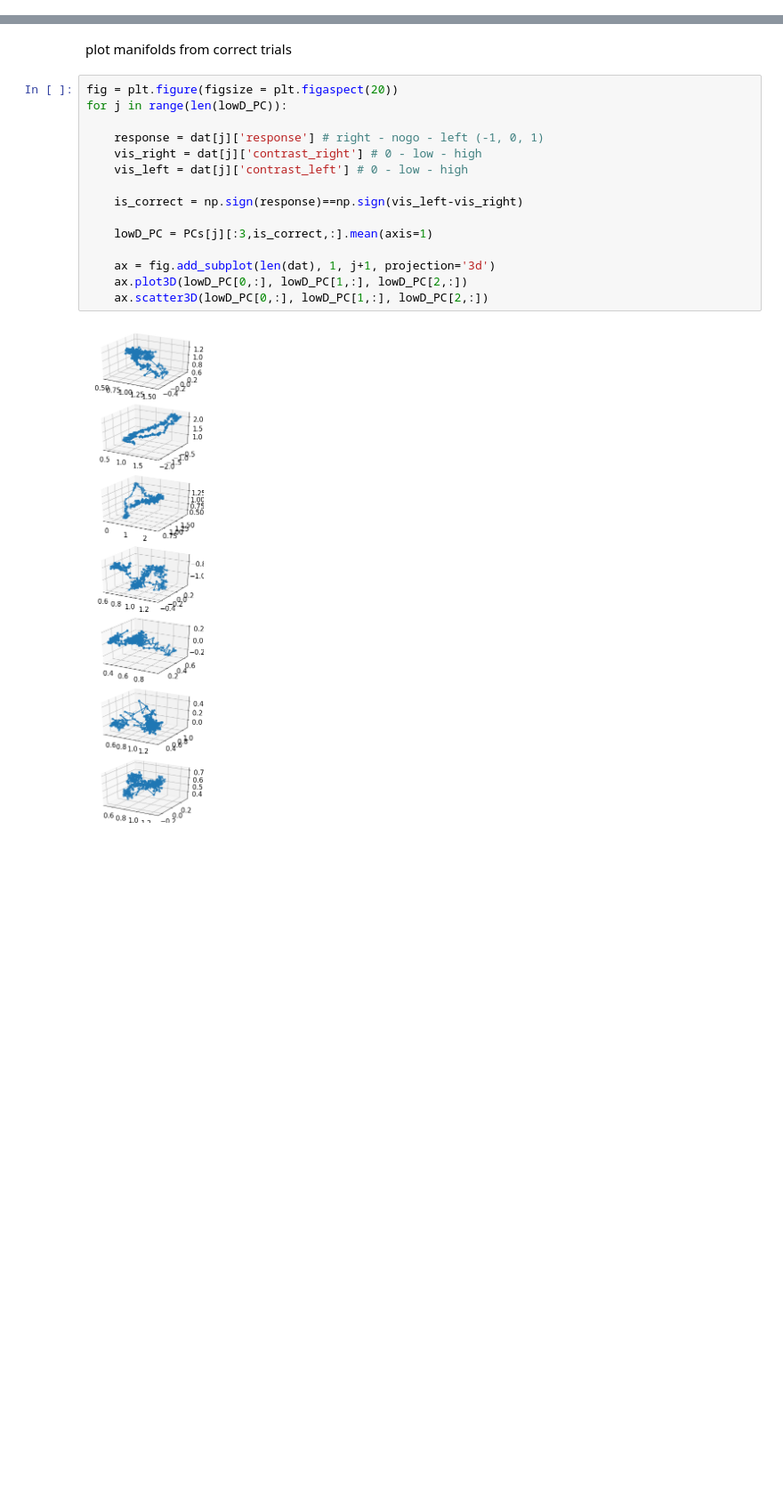
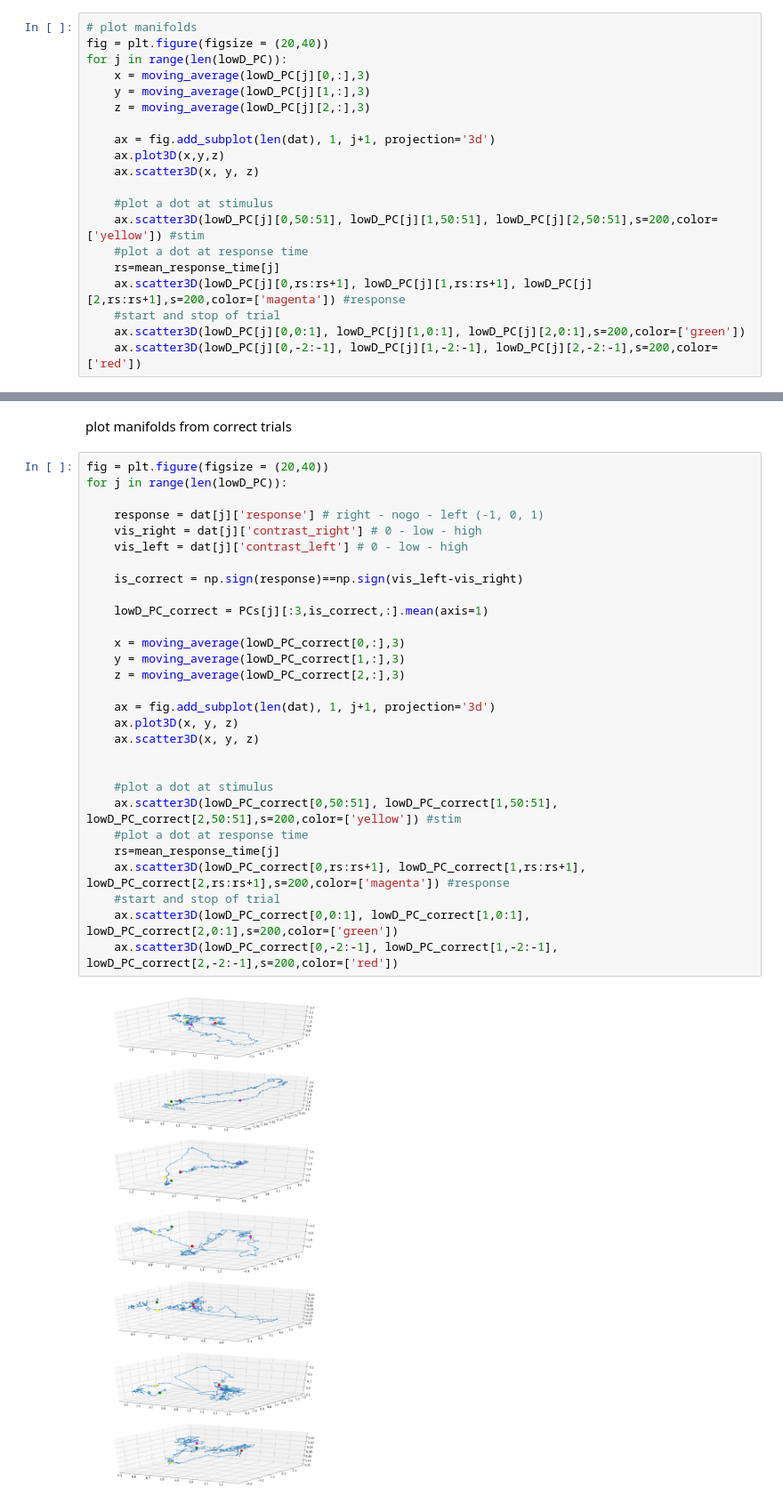
Before and after one commit to SaraMati/NMA, a Jupyter notebook: Visualize_Steinmetz.ipynb, the cells around one changed output, grey strips where cells are left out. Shown at 89% size. Cells and saved outputs as stored; diff of their text form; blank space fills up the shorter version.

```diff
--- a/Visualize_Steinmetz.ipynb
+++ b/Visualize_Steinmetz.ipynb
@@ -224,0 +249,20 @@ for j in range(len(lowD_PC)):
+# %%
+# plot manifolds
+fig = plt.figure(figsize = (20,40))
+for j in range(len(lowD_PC)):
+    x = moving_average(lowD_PC[j][0,:],3)
+    y = moving_average(lowD_PC[j][1,:],3)
+    z = moving_average(lowD_PC[j][2,:],3)
+
+    ax = fig.add_subplot(len(dat), 1, j+1, projection='3d')
+    ax.plot3D(x,y,z)
+    ax.scatter3D(x, y, z)
+
+    #plot a dot at stimulus
+    ax.scatter3D(lowD_PC[j][0,50:51], lowD_PC[j][1,50:51], lowD_PC[j][2,50:51],s=200,color=['yellow']) #stim
+    #plot a dot at response time
+    rs=mean_response_time[j]
+    ax.scatter3D(lowD_PC[j][0,rs:rs+1], lowD_PC[j][1,rs:rs+1], lowD_PC[j][2,rs:rs+1],s=200,color=['magenta']) #response
+    #start and stop of trial
+    ax.scatter3D(lowD_PC[j][0,0:1], lowD_PC[j][1,0:1], lowD_PC[j][2,0:1],s=200,color=['green'])
+    ax.scatter3D(lowD_PC[j][0,-2:-1], lowD_PC[j][1,-2:-1], lowD_PC[j][2,-2:-1],s=200,color=['red'])
@@ -225,19 +271,33 @@ for j in range(len(lowD_PC)):
 # %% [markdown]
 plot manifolds from correct trials
 # %%
-fig = plt.figure(figsize = plt.figaspect(20))
+fig = plt.figure(figsize = (20,40))
 for j in range(len(lowD_PC)):
 
     response = dat[j]['response'] # right - nogo - left (-1, 0, 1)
     vis_right = dat[j]['contrast_right'] # 0 - low - high
     vis_left = dat[j]['contrast_left'] # 0 - low - high
 
     is_correct = np.sign(response)==np.sign(vis_left-vis_right)
 
-    lowD_PC = PCs[j][:3,is_correct,:].mean(axis=1)
+    lowD_PC_correct = PCs[j][:3,is_correct,:].mean(axis=1)
+
+    x = moving_average(lowD_PC_correct[0,:],3)
+    y = moving_average(lowD_PC_correct[1,:],3)
+    z = moving_average(lowD_PC_correct[2,:],3)
 
     ax = fig.add_subplot(len(dat), 1, j+1, projection='3d')
-    ax.plot3D(lowD_PC[0,:], lowD_PC[1,:], lowD_PC[2,:])
-    ax.scatter3D(lowD_PC[0,:], lowD_PC[1,:], lowD_PC[2,:])
+    ax.plot3D(x, y, z)
+    ax.scatter3D(x, y, z)
+
+
+    #plot a dot at stimulus
+    ax.scatter3D(lowD_PC_correct[0,50:51], lowD_PC_correct[1,50:51], lowD_PC_correct[2,50:51],s=200,color=['yellow']) #stim
+    #plot a dot at response time
+    rs=mean_response_time[j]
+    ax.scatter3D(lowD_PC_correct[0,rs:rs+1], lowD_PC_correct[1,rs:rs+1], lowD_PC_correct[2,rs:rs+1],s=200,color=['magenta']) #response
+    #start and stop of trial
+    ax.scatter3D(lowD_PC_correct[0,0:1], lowD_PC_correct[1,0:1], lowD_PC_correct[2,0:1],s=200,color=['green'])
+    ax.scatter3D(lowD_PC_correct[0,-2:-1], lowD_PC_correct[1,-2:-1], lowD_PC_correct[2,-2:-1],s=200,color=['red'])
 # %% [output]
-[figure, old version]
+[figure, new version]
```
Also changed, not shown: parts of 6 cells of this notebook.
